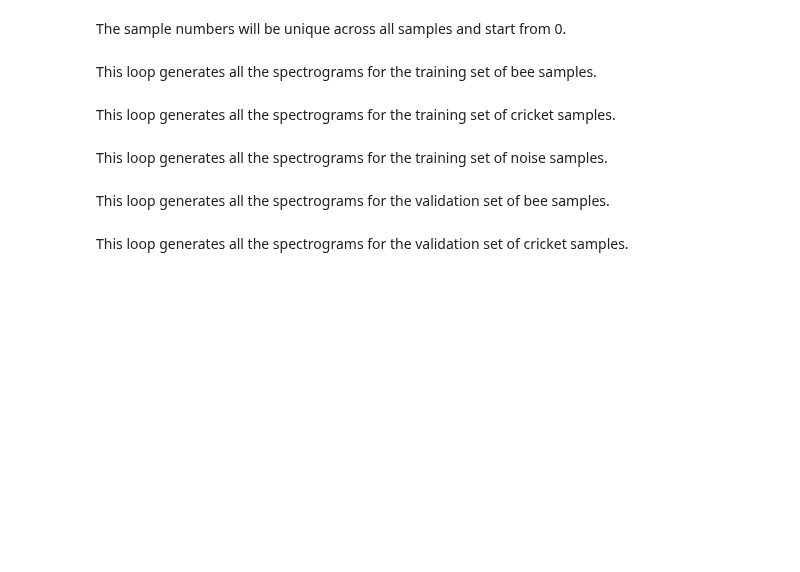
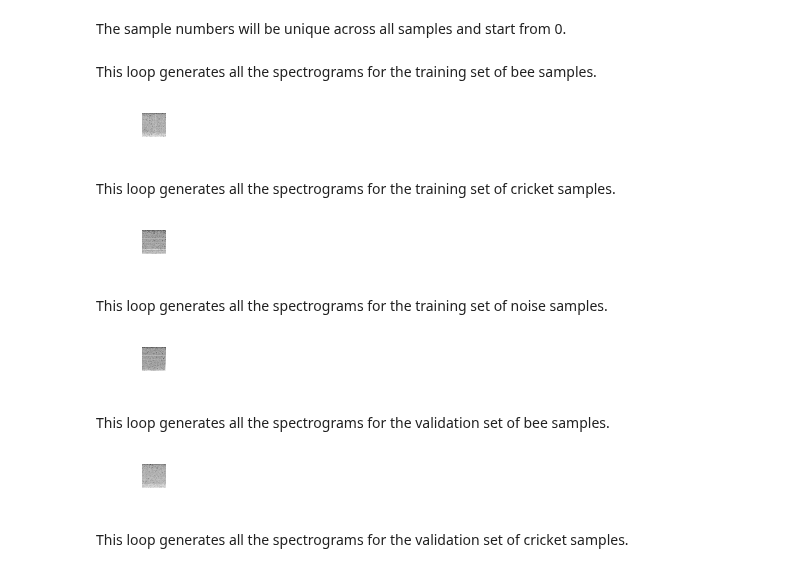
Before and after one commit to EWouters/Large-Scale-Machine-Learning-and-Deep-Learning---ID-2223, a Jupyter notebook: Lab/Final Project/Code/ScalableFinal.ipynb, the cells around one changed output. Cells and saved outputs as stored; diff of their text form; code cells hidden in the pictures; blank space fills up the shorter version.

```diff
--- a/Lab/Final Project/Code/ScalableFinal.ipynb
+++ b/Lab/Final Project/Code/ScalableFinal.ipynb
@@ -111,10 +126,10 @@ plt.colorbar().set_label('Intensity [dB]')
 In order to save an image of 100x100 pixels we set the figure size to match that size and remove all axes and whitespace from the plot. Below is an example of a spectrogram.
 # %%
 dpi = 300
-im.figure.set_size_inches(100/dpi,100/dpi)
+im.figure.set_size_inches(100 / dpi, 100 / dpi)
 im.figure.frameon = False
 im.figure.axes[0].set_axis_off()
-im.figure.axes[0].set_position([0., 0., 1., 1.])
+im.figure.axes[0].set_position([0.0, 0.0, 1.0, 1.0])
 display(im.figure)
 # im.figure.savefig("test.png", dpi=dpi)
 # %% [output]
@@ -145,27 +179,35 @@ sample_nr = 0
 # %% [markdown]
 This loop generates all the spectrograms for the training set of bee samples.
 # %%
-# for bee_file in bee_files:
-# 	wav2spec(bee_file,join(BUZZ_path, "bee"),join(BUZZ_path, "trainset"), "bee", sample_nr)
-# 	sample_nr+=1
+for bee_file in bee_files:
+	wav2spec(bee_file,join(BUZZ_path, "bee"),join(BUZZ_path, "trainset"), "bee", sample_nr)
+	sample_nr+=1
+# %% [output]
+[figure, added]
 # %% [markdown]
 This loop generates all the spectrograms for the training set of cricket samples.
 # %%
-# for cricket_file in cricket_files:
-# 	wav2spec(cricket_file,join(BUZZ_path, "cricket"),join(BUZZ_path, "trainset"), "cricket", sample_nr)
-# 	sample_nr+=1
+for cricket_file in cricket_files:
+	wav2spec(cricket_file,join(BUZZ_path, "cricket"),join(BUZZ_path, "trainset"), "cricket", sample_nr)
+	sample_nr+=1
+# %% [output]
+[figure, added]
 # %% [markdown]
 This loop generates all the spectrograms for the training set of noise samples.
 # %%
-# for noise_file in noise_files:
-# 	wav2spec(noise_file,join(BUZZ_path, "noise"),join(BUZZ_path, "trainset"), "noise", sample_nr)
-# 	sample_nr+=1
+for noise_file in noise_files:
+	wav2spec(noise_file,join(BUZZ_path, "noise"),join(BUZZ_path, "trainset"), "noise", sample_nr)
+	sample_nr+=1
+# %% [output]
+[figure, added]
 # %% [markdown]
 This loop generates all the spectrograms for the validation set of bee samples.
 # %%
-# for bee_val_file in bee_val_files:
-# 	wav2spec(bee_val_file,join(BUZZ_path,"out_of_sample_data_for_validation","bee_test"),join(BUZZ_path, "validationset"), "bee", sample_nr)
-# 	sample_nr+=1
+for bee_val_file in bee_val_files:
+	wav2spec(bee_val_file,join(BUZZ_path,"out_of_sample_data_for_validation","bee_test"),join(BUZZ_path, "validationset"), "bee", sample_nr)
+	sample_nr+=1
+# %% [output]
+[figure, added]
 # %% [markdown]
 This loop generates all the spectrograms for the validation set of cricket samples.
 # %%
```
Also changed, not shown: parts of 54 cells of this notebook, 2 other files.
